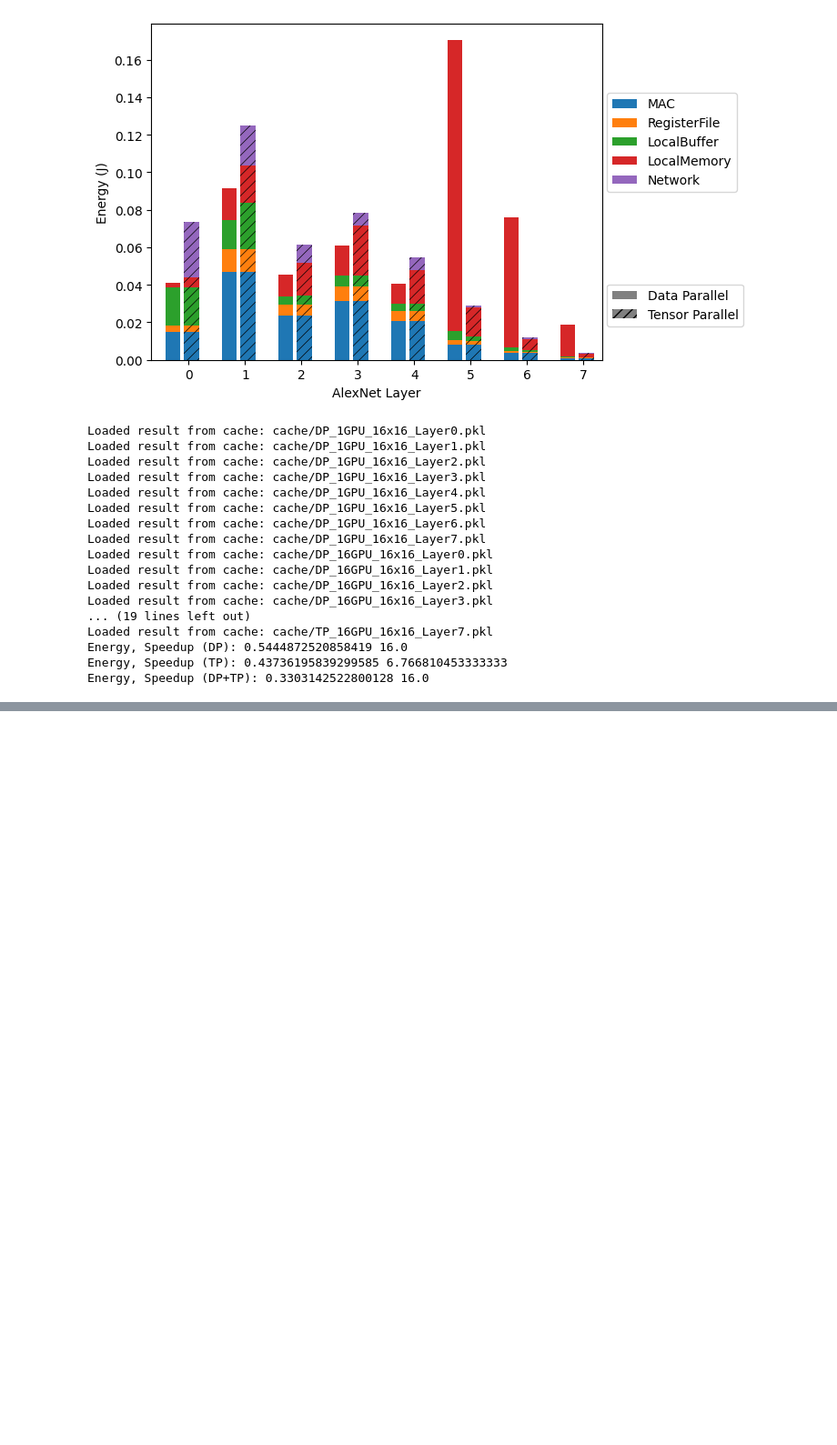
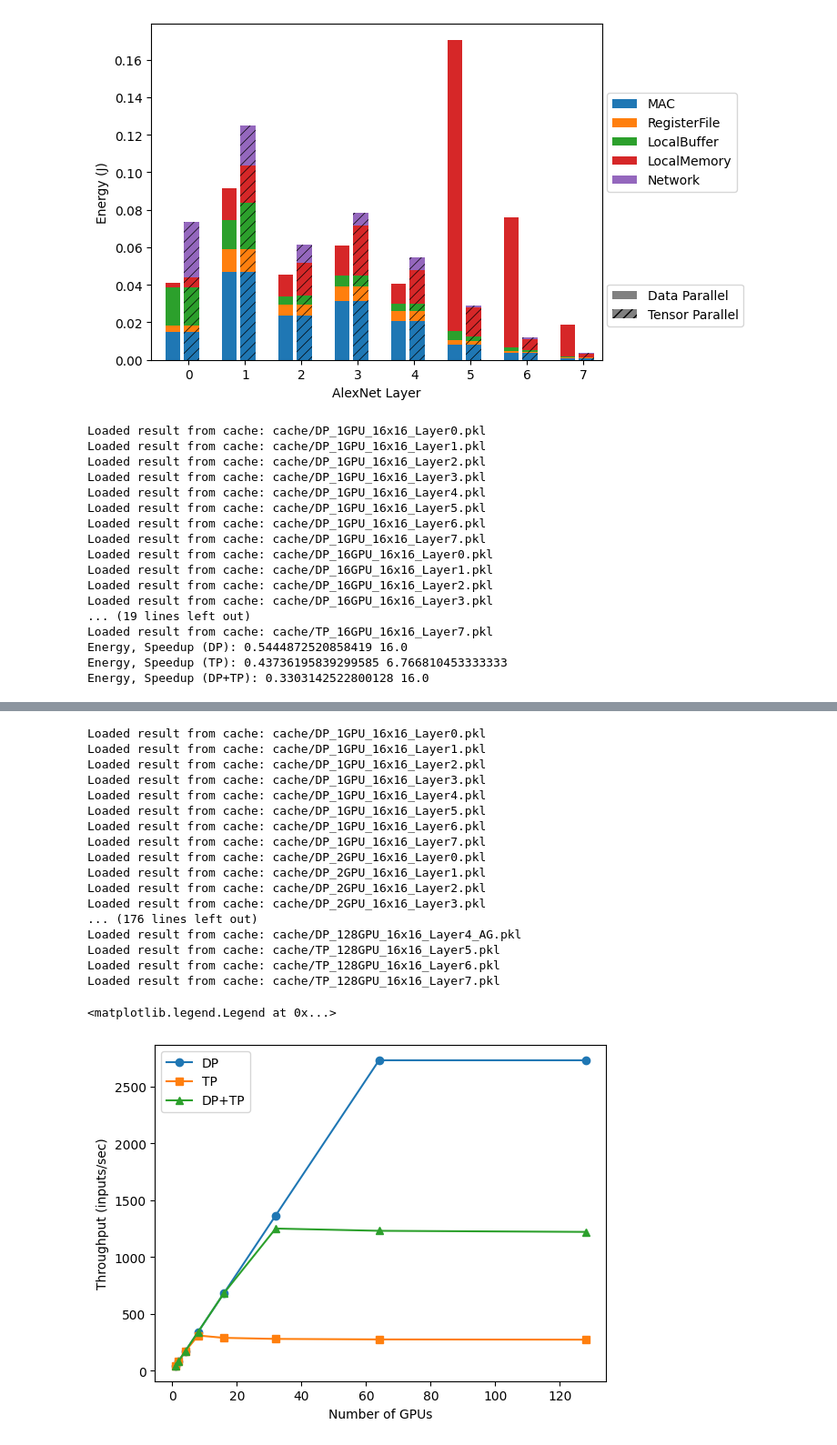
Before and after one commit to jennyli12/65930-final-project, a Jupyter notebook: workspace/project/project.ipynb, the cells around one changed output, grey strips where cells are left out. Shown at 91% size. Cells and saved outputs as stored; diff of their text form; code cells hidden in the pictures; blank space fills up the shorter version.

```diff
--- a/workspace/project/project.ipynb
+++ b/workspace/project/project.ipynb
@@ -357,9 +358,28 @@ Saved result to cache: cache/TP_64GPU_16x16_Layer3.pkl
 # %%
 plt.plot(NUM_GPUS, [get_dnn_stats_dp(num_gpus, 16)[1] for num_gpus in NUM_GPUS], marker='o', label="DP")
 plt.plot(NUM_GPUS, [get_dnn_stats_tp(num_gpus, 16)[1] for num_gpus in NUM_GPUS], marker='s', label="TP")
 plt.plot(NUM_GPUS, [get_dnn_stats_dp_tp(num_gpus, 16)[1] for num_gpus in NUM_GPUS], marker='^', label="DP+TP")
 
 plt.xlabel("Number of GPUs")
-plt.ylabel("Throughput ()")
+plt.ylabel("Throughput (inputs/sec)")
 plt.legend()
-plt.title("AlexNet")
+# %% [output]
+Loaded result from cache: cache/DP_1GPU_16x16_Layer0.pkl
+Loaded result from cache: cache/DP_1GPU_16x16_Layer1.pkl
+Loaded result from cache: cache/DP_1GPU_16x16_Layer2.pkl
+Loaded result from cache: cache/DP_1GPU_16x16_Layer3.pkl
+Loaded result from cache: cache/DP_1GPU_16x16_Layer4.pkl
+Loaded result from cache: cache/DP_1GPU_16x16_Layer5.pkl
+Loaded result from cache: cache/DP_1GPU_16x16_Layer6.pkl
+Loaded result from cache: cache/DP_1GPU_16x16_Layer7.pkl
+Loaded result from cache: cache/DP_2GPU_16x16_Layer0.pkl
+Loaded result from cache: cache/DP_2GPU_16x16_Layer1.pkl
+Loaded result from cache: cache/DP_2GPU_16x16_Layer2.pkl
+Loaded result from cache: cache/DP_2GPU_16x16_Layer3.pkl
+... (176 lines left out)
+Loaded result from cache: cache/DP_128GPU_16x16_Layer4_AG.pkl
+Loaded result from cache: cache/TP_128GPU_16x16_Layer5.pkl
+Loaded result from cache: cache/TP_128GPU_16x16_Layer6.pkl
+Loaded result from cache: cache/TP_128GPU_16x16_Layer7.pkl
+<matplotlib.legend.Legend at 0x...>
+[figure, added]
```
Also changed, not shown: parts of 4 cells of this notebook.
